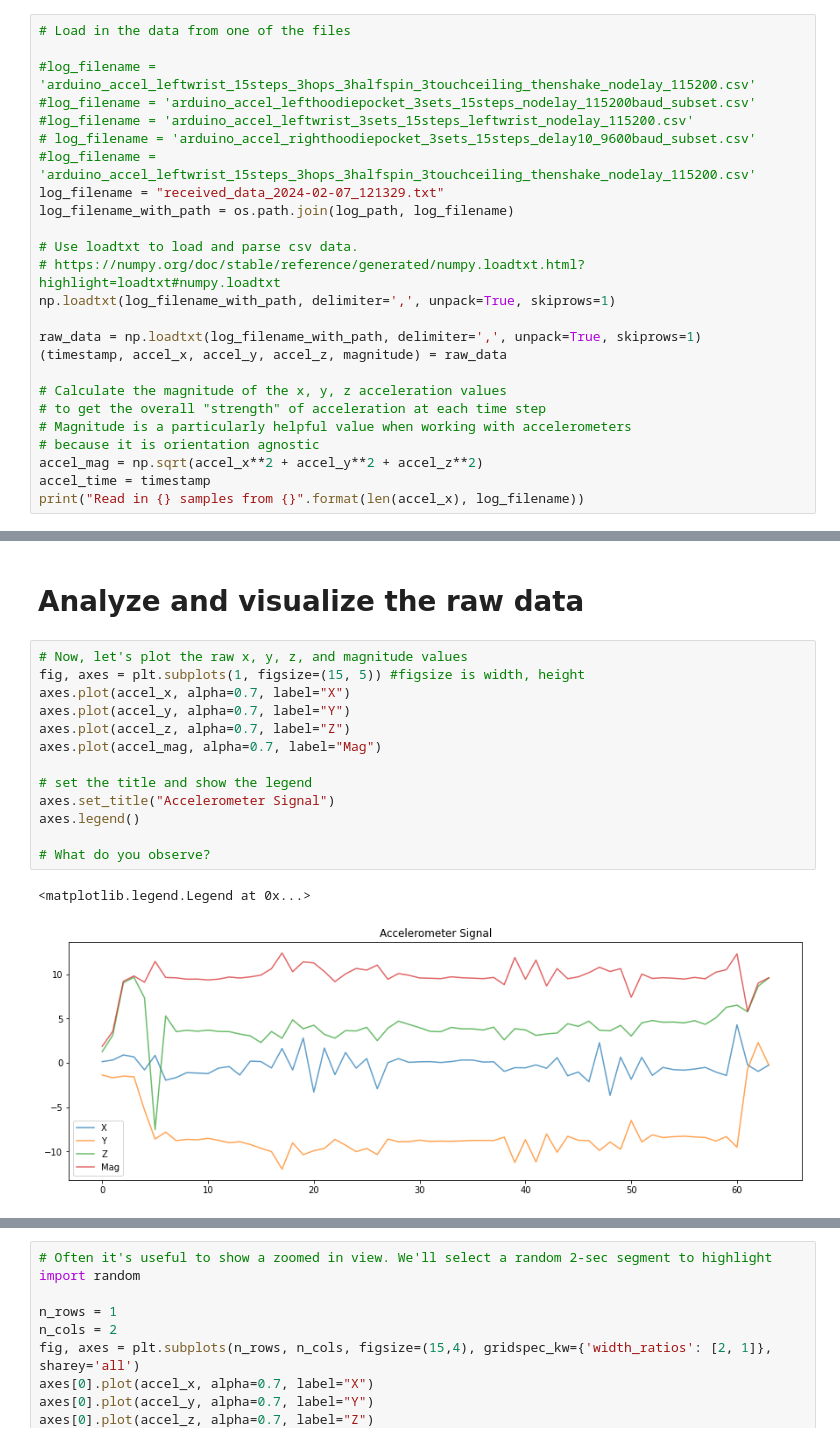
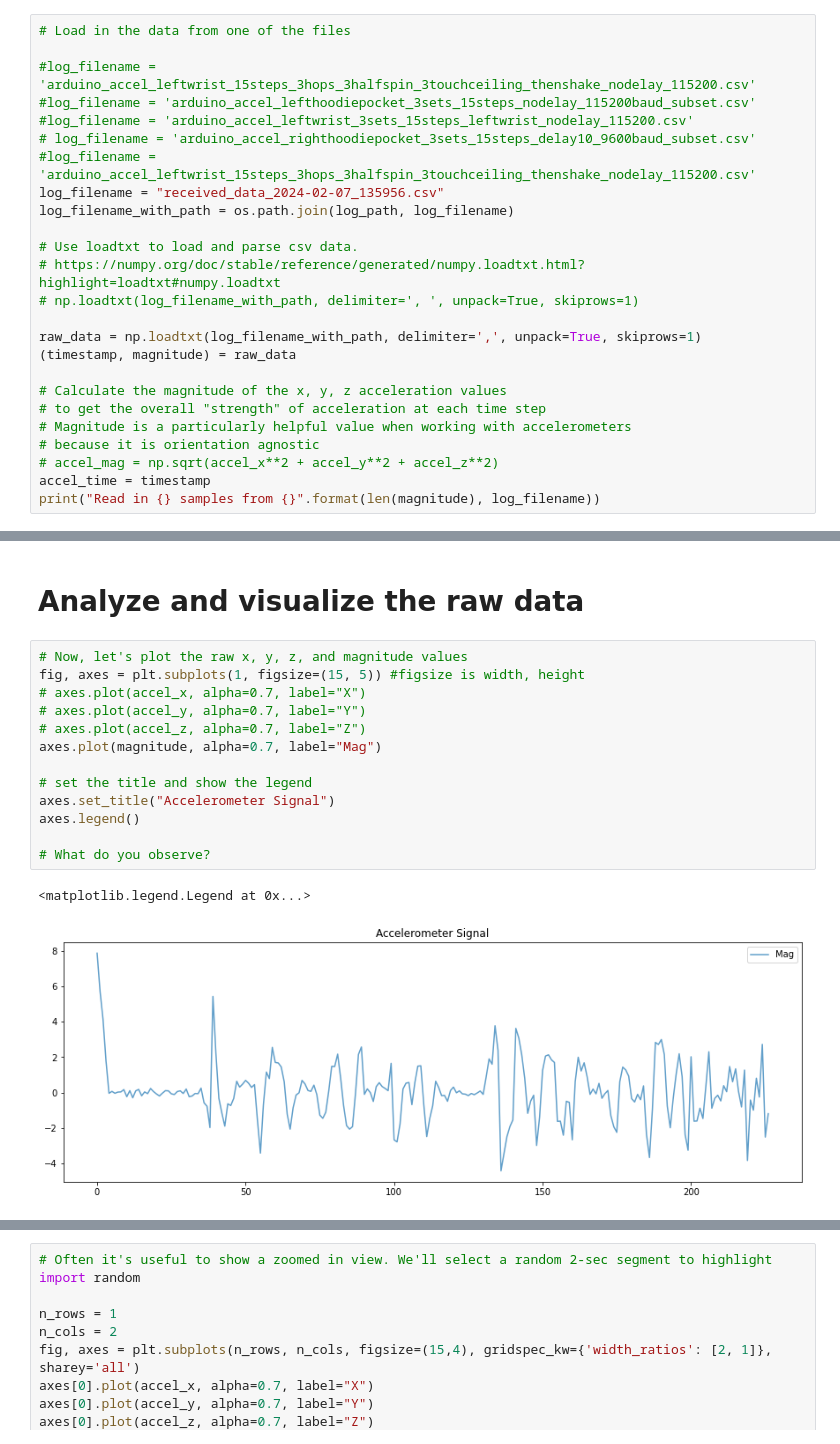
Before and after one commit to rahulsurti97/ubicomp, a Jupyter notebook: Assignment 2/pythonserver/StepTracker-Exercises.ipynb, the cells around one changed output, grey strips where cells are left out. Cells and saved outputs as stored; diff of their text form.

```diff
--- a/Assignment 2/pythonserver/StepTracker-Exercises.ipynb
+++ b/Assignment 2/pythonserver/StepTracker-Exercises.ipynb
@@ -48,21 +47,21 @@ received_data_2024-02-07_115342.txt
 #log_filename = 'arduino_accel_leftwrist_3sets_15steps_leftwrist_nodelay_115200.csv'
 # log_filename = 'arduino_accel_righthoodiepocket_3sets_15steps_delay10_9600baud_subset.csv'
 #log_filename = 'arduino_accel_leftwrist_15steps_3hops_3halfspin_3touchceiling_thenshake_nodelay_115200.csv'
-log_filename = "received_data_2024-02-07_121329.txt"
+log_filename = "received_data_2024-02-07_135956.csv"
 log_filename_with_path = os.path.join(log_path, log_filename)
 
 # Use loadtxt to load and parse csv data.
 # https://numpy.org/doc/stable/reference/generated/numpy.loadtxt.html?highlight=loadtxt#numpy.loadtxt
-np.loadtxt(log_filename_with_path, delimiter=',', unpack=True, skiprows=1)
+# np.loadtxt(log_filename_with_path, delimiter=', ', unpack=True, skiprows=1)
 
 raw_data = np.loadtxt(log_filename_with_path, delimiter=',', unpack=True, skiprows=1)
-(timestamp, accel_x, accel_y, accel_z, magnitude) = raw_data
+(timestamp, magnitude) = raw_data
 
 # Calculate the magnitude of the x, y, z acceleration values
 # to get the overall "strength" of acceleration at each time step
 # Magnitude is a particularly helpful value when working with accelerometers
 # because it is orientation agnostic
-accel_mag = np.sqrt(accel_x**2 + accel_y**2 + accel_z**2)
+# accel_mag = np.sqrt(accel_x**2 + accel_y**2 + accel_z**2)
 accel_time = timestamp
-print("Read in {} samples from {}".format(len(accel_x), log_filename))
+print("Read in {} samples from {}".format(len(magnitude), log_filename))
 # %% [output]
@@ -148,19 +147,19 @@ df.describe()
 # %%
 # Now, let's plot the raw x, y, z, and magnitude values
 fig, axes = plt.subplots(1, figsize=(15, 5)) #figsize is width, height
-axes.plot(accel_x, alpha=0.7, label="X")
-axes.plot(accel_y, alpha=0.7, label="Y")
-axes.plot(accel_z, alpha=0.7, label="Z")
-axes.plot(accel_mag, alpha=0.7, label="Mag")
+# axes.plot(accel_x, alpha=0.7, label="X")
+# axes.plot(accel_y, alpha=0.7, label="Y")
+# axes.plot(accel_z, alpha=0.7, label="Z")
+axes.plot(magnitude, alpha=0.7, label="Mag")
 
 # set the title and show the legend
 axes.set_title("Accelerometer Signal")
 axes.legend()
 
 # What do you observe?
 # %% [output]
 <matplotlib.legend.Legend at 0x...>
-[figure, old version]
+[figure, new version]
 # %%
 # Let's make another version but this time emphasize the magnitude stream
 # Try collecting your own data and switching the orientation of the accelerometer
```
Also changed, not shown: parts of 3 cells of this notebook, 5 other files.
